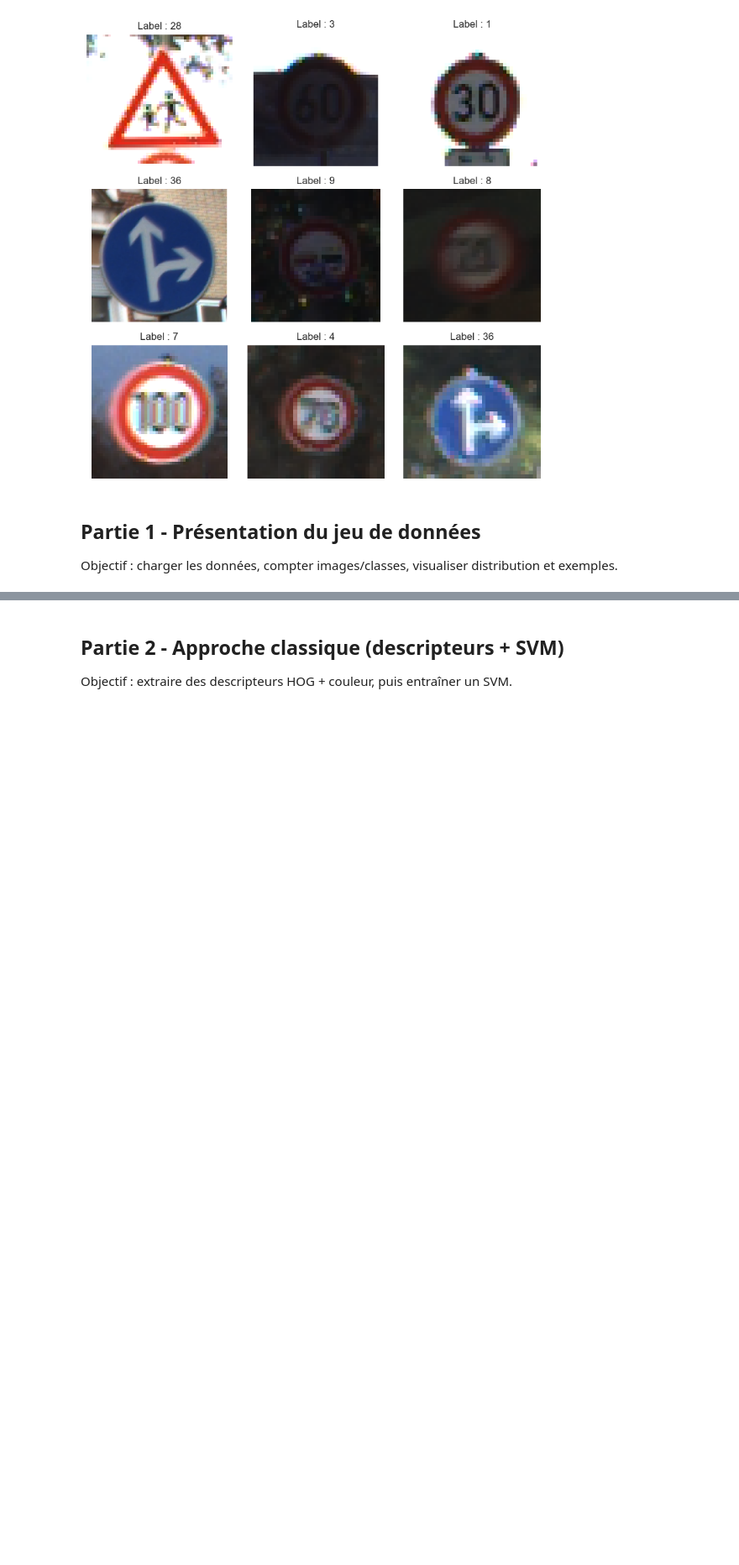
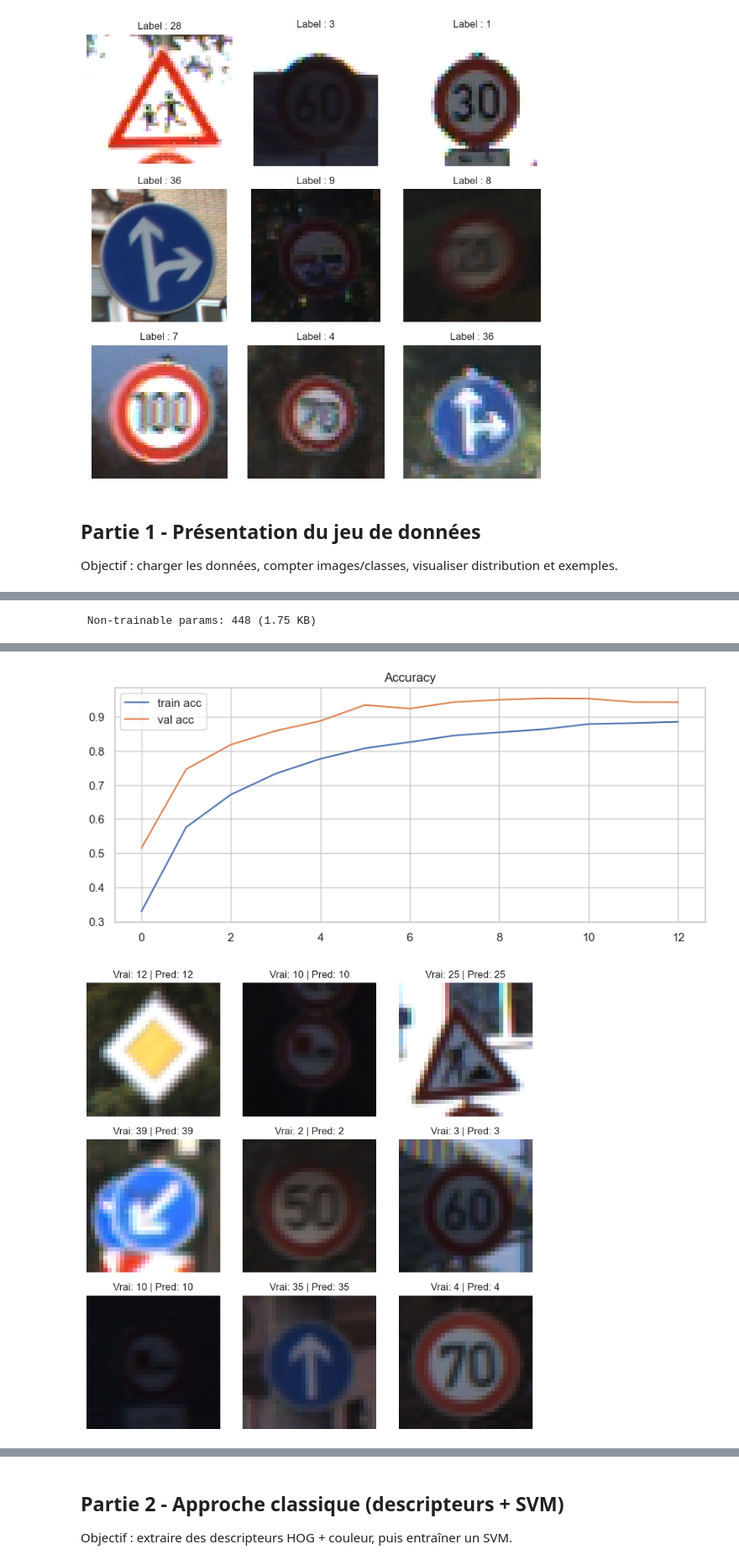
Before and after one commit to anasdtp/Traitement_Image, a Jupyter notebook: Projet/Projet_panneaux_functionnel.ipynb, the cells around one changed output, grey strips where cells are left out. Shown at 84% size. Cells and saved outputs as stored; diff of their text form; code cells hidden in the pictures; blank space fills up the shorter version.

```diff
--- a/Projet/Projet_panneaux_functionnel.ipynb
+++ b/Projet/Projet_panneaux_functionnel.ipynb
@@ -480,44 +549,59 @@ import random
 from torchvision.datasets import GTSRB
 from torchvision import transforms
 
-
-
-
 # =========================
 # 2. CONVERSION PYTORCH -> NUMPY
 # =========================
 
-def dataset_to_numpy(dataset, max_samples=0.3):
+def dataset_to_numpy(dataset, max_samples=None):
 
     X, y = [], []
 
     dataset_size = len(dataset)
-    max_len = int(dataset_size * max_samples)
+    if max_samples is None or max_samples >= dataset_size or max_samples == 1:
+        max_len = dataset_size
+    elif 0 < max_samples < 1:
+        max_len = max(1, int(dataset_size * max_samples))
+    else:
+        max_len = min(dataset_size, int(max_samples))
 
-    # indices SAFE basés sur dataset réel
+    # indices SAFE bases sur dataset reel
     indices = random.sample(range(dataset_size), max_len)
 
     for i in indices:
 
         img, label = dataset[i]
 
+        if hasattr(img, "numpy"):
+            img = img.numpy()
+
         img = np.array(img)
 
-        # sécurité : conversion RGB si besoin
+        # gestion format (C, H, W)
+        if img.ndim == 3 and img.shape[0] in (1, 3) and img.shape[0] < img.shape[1]:
+            img = np.transpose(img, (1, 2, 0))
+
+        # securite : conversion RGB si besoin
         if len(img.shape) == 2:
             img = cv2.cvtColor(img, cv2.COLOR_GRAY2RGB)
 
         # resize obligatoire CNN
         img = cv2.resize(img, (32, 32))
 
-        img = img.astype(np.float32) / 255.0
+        # normalisation
+        img = img.astype(np.float32)
+        if img.max() > 1.0:
+            img = img / 255.0
 
-        # sécurité shape
+        # securite shape
         if img.shape != (32, 32, 3):
             continue
 
         X.append(img)
         y.append(label)
+
+    if not X:
+        raise ValueError("Aucun echantillon valide apres conversion.")
 
     return np.stack(X), np.array(y)
 
@@ -533,23 +617,36 @@ print("Test shape:", X_test.shape)
 
 def CNN_model():
 
+    data_aug = tf.keras.Sequential([
+        tf.keras.layers.RandomFlip('horizontal'),
+        tf.keras.layers.RandomRotation(0.1),
+        tf.keras.layers.RandomZoom(0.1),
+    ])
+
     model = tf.keras.Sequential([
 
         tf.keras.Input(shape=(32, 32, 3)),
+        data_aug,
 
-        tf.keras.layers.Conv2D(32, (3,3), activation="relu", padding="same"),
+        tf.keras.layers.Conv2D(32, (3,3), padding="same"),
+        tf.keras.layers.BatchNormalization(),
+        tf.keras.layers.Activation("relu"),
         tf.keras.layers.MaxPooling2D((2,2)),
 
-        tf.keras.layers.Conv2D(64, (3,3), activation="relu", padding="same"),
+        tf.keras.layers.Conv2D(64, (3,3), padding="same"),
+        tf.keras.layers.BatchNormalization(),
+        tf.keras.layers.Activation("relu"),
         tf.keras.layers.MaxPooling2D((2,2)),
 
-        tf.keras.layers.Conv2D(128, (3,3), activation="relu", padding="same"),
+        tf.keras.layers.Conv2D(128, (3,3), padding="same"),
+        tf.keras.layers.BatchNormalization(),
+        tf.keras.layers.Activation("relu"),
         tf.keras.layers.MaxPooling2D((2,2)),
 
         tf.keras.layers.Flatten(),
 
-        tf.keras.layers.Dense(128, activation="relu"),
-        tf.keras.layers.Dropout(0.3),
+        tf.keras.layers.Dense(256, activation="relu"),
+        tf.keras.layers.Dropout(0.4),
 
         tf.keras.layers.Dense(43, activation="softmax")
     ])
@@ -563,8 +660,8 @@ model = CNN_model()
 # 4. COMPILATION
 # =========================
 
-model.compile(0,
-    optimizer="adam",
+model.compile(
+    optimizer=tf.keras.optimizers.Adam(1e-3),
     loss="sparse_categorical_crossentropy",
     metrics=["accuracy"]
 )
@@ -575,12 +672,21 @@ model.summary()
 # 5. TRAINING
 # =========================
 
+epochs_gtsrb = 15
+batch_gtsrb = 64
+
+callbacks = [
+    tf.keras.callbacks.EarlyStopping(monitor='val_accuracy', patience=3, restore_best_weights=True),
+    tf.keras.callbacks.ReduceLROnPlateau(monitor='val_loss', patience=2, factor=0.5, min_lr=1e-5),
+]
+
 history = model.fit(
     X_train,
     y_train,
-    epochs=10,
-    batch_size=32,
-    validation_split=0.2
+    epochs=epochs_gtsrb,
+    batch_size=batch_gtsrb,
+    validation_split=0.1,
+    callbacks=callbacks
 )
 
 # =========================
@@ -603,7 +709,7 @@ plt.title("Accuracy")
 plt.show()
 
 # =========================
-# 8. EXEMPLES DE PRÉDICTIONS
+# 8. EXEMPLES DE PREDICTIONS
 # =========================
 
 fig, axes = plt.subplots(3, 3, figsize=(8, 8))
@@ -627,0 +755 @@ ValueError: need at least one array to stack
+ Non-trainable params: 448 (1.75 KB)
@@ -627,0 +773,2 @@ ValueError: need at least one array to stack
+[figure, added]
+[figure, added]
```
Also changed, not shown: parts of 15 cells of this notebook, 1 other file.
